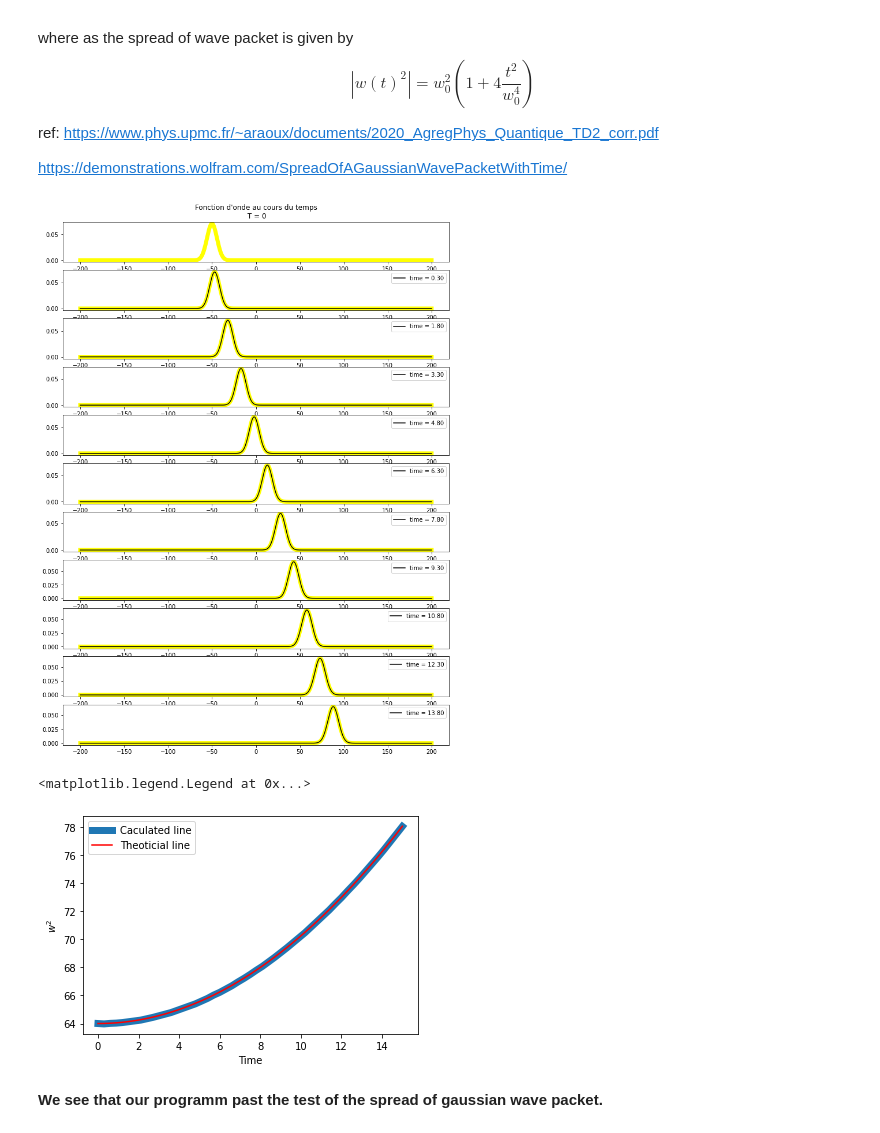
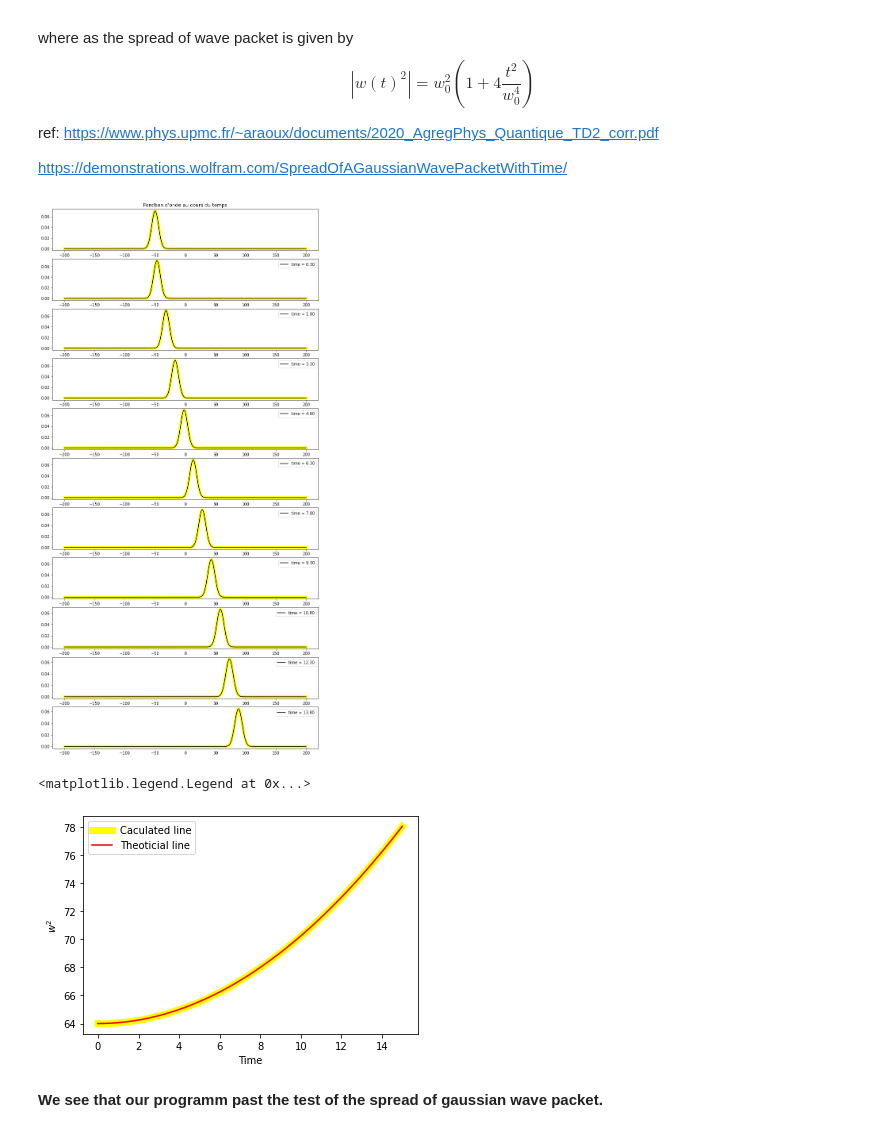
Before and after one commit to VTNay/Boson-Einstein-Condensate, a Jupyter notebook: GPE 1D.ipynb, the cells around one changed output. Drawn from its saved outputs; the diff is of its cells as text; code cells hidden in the pictures.

Commit message:
Change colors of figures

```diff
--- a/GPE 1D.ipynb
+++ b/GPE 1D.ipynb
@@ -180,47 +180,48 @@ Nt = 100      # Nombre de pas de temps
 dt = 0.003         # Intervalle de temp
 dT = dt*Nt          # dT = Nt * dt
 NT = 50    #Nombre de pas de T
 
 
 # create a Gaussian object
 w0 = 8
 k0 = 5
 x0 = -50
 gauss = Gaussian_packet(w0,k0,x0)
 
 GPE = GPE1D(Nx,N,L,w) # Create an GPE
 GPE.initialize(gauss)
 x = GPE.x
 
 T,dT = np.linspace(0,NT*dt*Nt,NT+1,endpoint = True, retstep = True)
 width = np.zeros(NT+1) # width caculated
 width[0] = w0
 
-fig, ax = plt.subplots((NT)//5+1,figsize=(12, NT/3))
-ax[0].plot(x, np.abs(GPE.u)**2,"yellow", linewidth = 7.0,label='u(t=0)')
-ax[0].set_title("Fonction d'onde au cours du temps\n T = 0")
+fig, ax = plt.subplots((NT)//5+1,figsize=(12, NT/2))
+ax[0].plot(x, np.abs(GPE.u)**2,"yellow", linewidth = 7.0,label='Numerical solution')
+ax[0].plot(x,abs(gauss(x))**2, "black", label = "Theoretical solution\n time = 0")
+ax[0].set_title("Fonction d'onde au cours du temps")
 
 # Evolve the wave function in time, we get the value of wave function each T(s) for NT times
 for i in range(NT):
     sol = Solution_at_T(w0,k0,x0,T[i+1])
     advance(GPE,dt,Nt)
     width[i+1] = FWHM(x,abs(GPE.u)**2)/(2*np.sqrt(np.log(2)))  # width = FWHM/(2ln2)
     if i%5 == 0:
         ax[i//5+1].plot(x, abs(GPE.u)**2, "yellow", linewidth = 7.0)
         ax[i//5+1].plot(x,sol(x),"black", label = "time = {:.2f}".format(T[i+1]))
         ax[i//5+1].legend()
 # %% [output]
-[figure, old version]
+[figure, new version]
 # %%
 width2_theo = Width2_theo(w0)
-plt.plot(T,width**2,lw = 7,label = "Caculated line")
+plt.plot(T,width**2,lw = 7,color = "yellow",label = "Caculated line")
 plt.plot(T,width2_theo(T),"red",label = "Theoticial line")
 plt.xlabel("Time")
 plt.ylabel("$w^2$")
 plt.legend()
 # %% [output]
 <matplotlib.legend.Legend at 0x...>
-[figure, old version]
+[figure, new version]
 # %% [markdown]
 **We see that our programm past the test of the spread of gaussian wave packet.**
 # %% [markdown]
```
